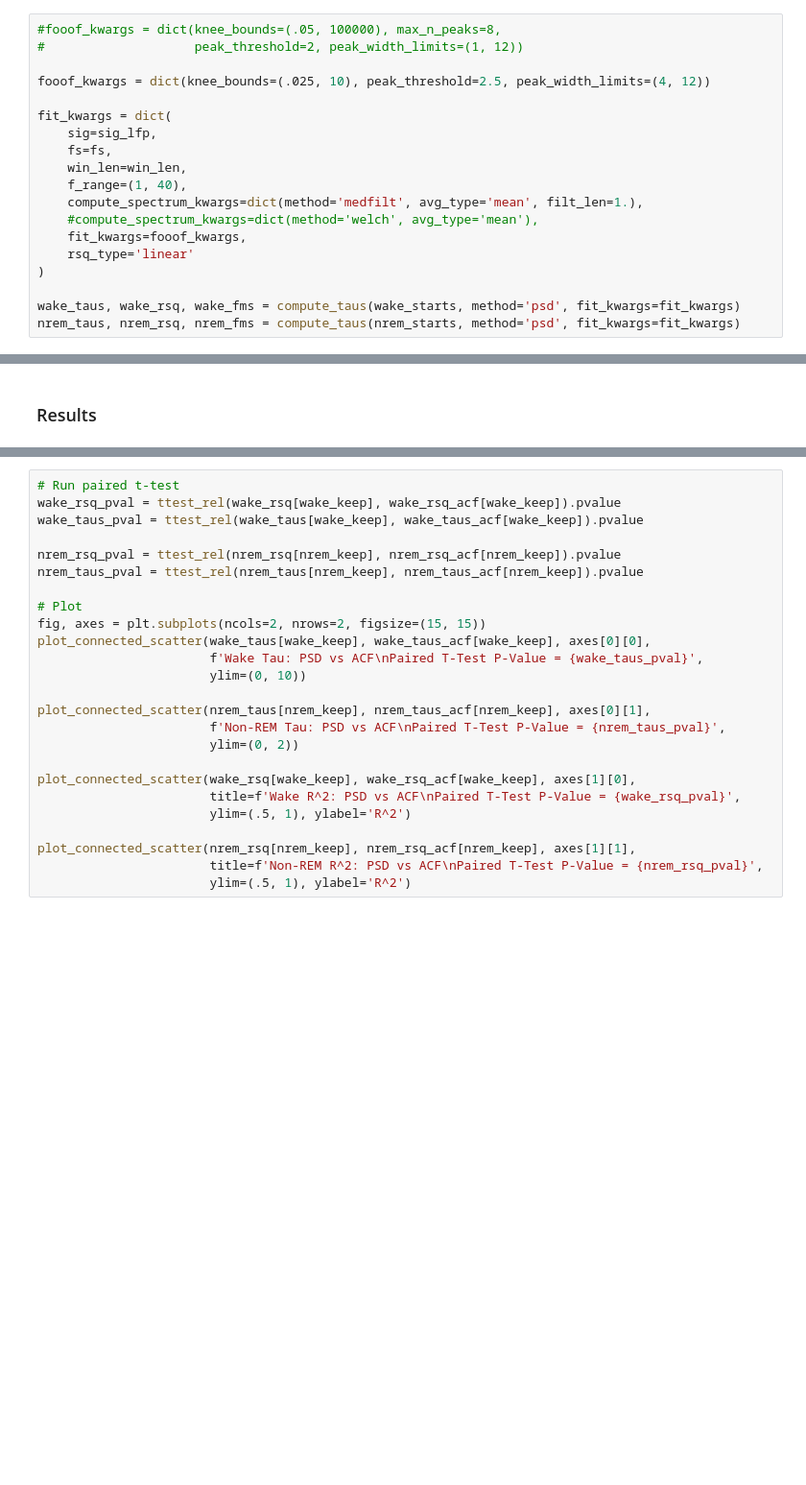
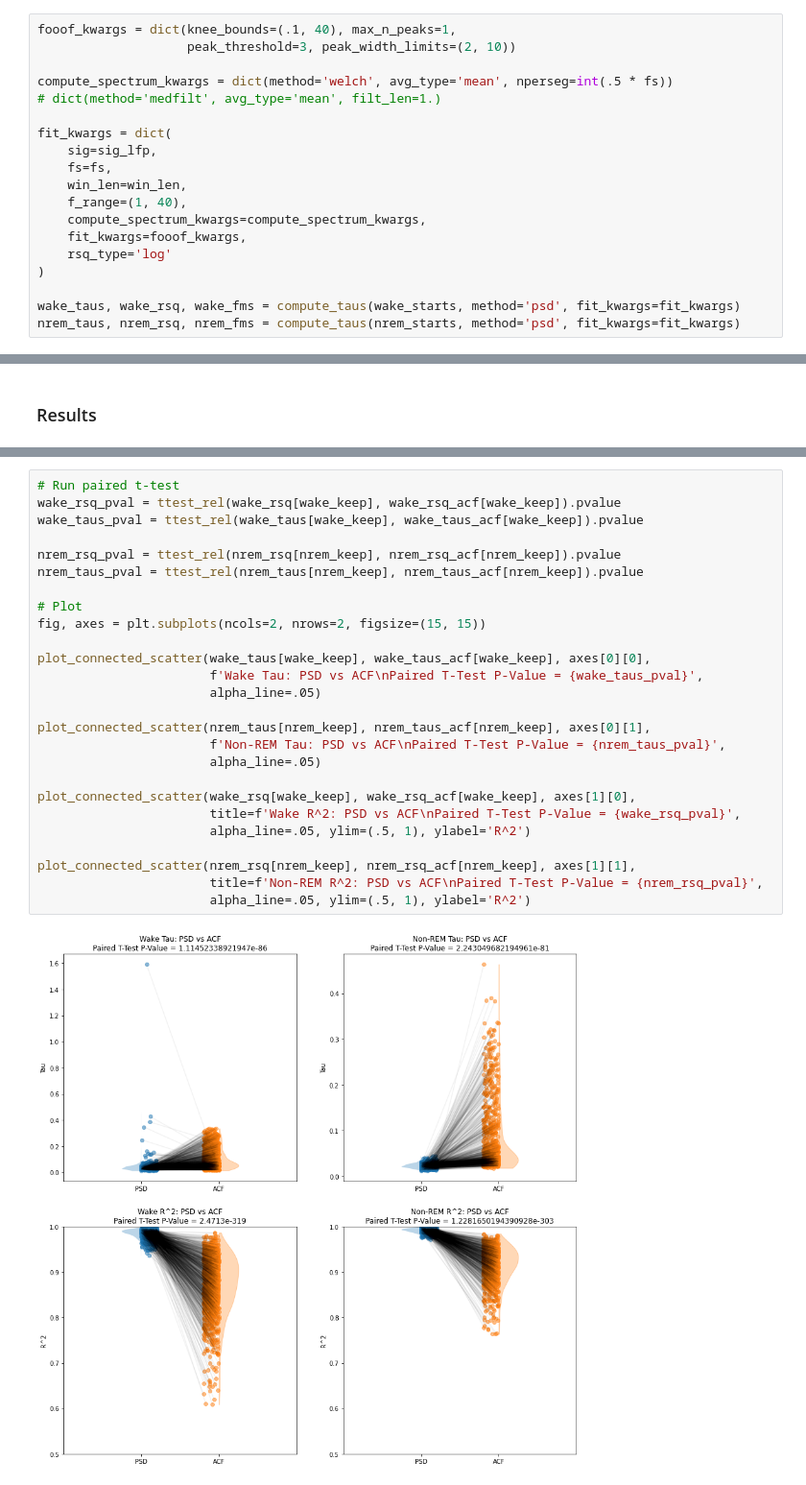
Before and after one commit to voytekresearch/timescale-methods, a Jupyter notebook: notebooks/sliding_window_timescales.ipynb, the cells around one changed output, grey strips where cells are left out. Shown at 96% size. Drawn from its saved outputs; the diff is of its cells as text; blank space fills up the shorter version.

```diff
--- a/notebooks/sliding_window_timescales.ipynb
+++ b/notebooks/sliding_window_timescales.ipynb
@@ -68,20 +81,20 @@ nrem_starts, nrem_mids, nrem_ends = create_windows(nrem_pad, win_len, win_spacin
 # %% [markdown]
 ### SpecParam
 # %%
-#fooof_kwargs = dict(knee_bounds=(.05, 100000), max_n_peaks=8,
-#                    peak_threshold=2, peak_width_limits=(1, 12))
+fooof_kwargs = dict(knee_bounds=(.1, 40), max_n_peaks=1,
+                    peak_threshold=3, peak_width_limits=(2, 10))
 
-fooof_kwargs = dict(knee_bounds=(.025, 10), peak_threshold=2.5, peak_width_limits=(4, 12))
+compute_spectrum_kwargs = dict(method='welch', avg_type='mean', nperseg=int(.5 * fs))
+# dict(method='medfilt', avg_type='mean', filt_len=1.)
 
 fit_kwargs = dict(
     sig=sig_lfp,
     fs=fs,
     win_len=win_len,
     f_range=(1, 40),
-    compute_spectrum_kwargs=dict(method='medfilt', avg_type='mean', filt_len=1.),
-    #compute_spectrum_kwargs=dict(method='welch', avg_type='mean'),
+    compute_spectrum_kwargs=compute_spectrum_kwargs,
     fit_kwargs=fooof_kwargs,
-    rsq_type='linear'
+    rsq_type='log'
 )
 
 wake_taus, wake_rsq, wake_fms = compute_taus(wake_starts, method='psd', fit_kwargs=fit_kwargs)
@@ -201,28 +228,31 @@ plt.legend();
 # %%
 # Run paired t-test
 wake_rsq_pval = ttest_rel(wake_rsq[wake_keep], wake_rsq_acf[wake_keep]).pvalue
 wake_taus_pval = ttest_rel(wake_taus[wake_keep], wake_taus_acf[wake_keep]).pvalue
 
 nrem_rsq_pval = ttest_rel(nrem_rsq[nrem_keep], nrem_rsq_acf[nrem_keep]).pvalue
 nrem_taus_pval = ttest_rel(nrem_taus[nrem_keep], nrem_taus_acf[nrem_keep]).pvalue
 
 # Plot
 fig, axes = plt.subplots(ncols=2, nrows=2, figsize=(15, 15))
+
 plot_connected_scatter(wake_taus[wake_keep], wake_taus_acf[wake_keep], axes[0][0],
                        f'Wake Tau: PSD vs ACF\nPaired T-Test P-Value = {wake_taus_pval}',
-                       ylim=(0, 10))
+                       alpha_line=.05)
 
 plot_connected_scatter(nrem_taus[nrem_keep], nrem_taus_acf[nrem_keep], axes[0][1],
                        f'Non-REM Tau: PSD vs ACF\nPaired T-Test P-Value = {nrem_taus_pval}',
-                       ylim=(0, 2))
+                       alpha_line=.05)
 
 plot_connected_scatter(wake_rsq[wake_keep], wake_rsq_acf[wake_keep], axes[1][0],
                        title=f'Wake R^2: PSD vs ACF\nPaired T-Test P-Value = {wake_rsq_pval}',
-                       ylim=(.5, 1), ylabel='R^2')
+                       alpha_line=.05, ylim=(.5, 1), ylabel='R^2')
 
 plot_connected_scatter(nrem_rsq[nrem_keep], nrem_rsq_acf[nrem_keep], axes[1][1],
                        title=f'Non-REM R^2: PSD vs ACF\nPaired T-Test P-Value = {nrem_rsq_pval}',
-                       ylim=(.5, 1), ylabel='R^2')
+                       alpha_line=.05, ylim=(.5, 1), ylabel='R^2')
+# %% [output]
+[figure, added]
 # %%
 # Run ind t-test
 psd_taus_pval = ttest_ind(wake_taus, nrem_taus).pvalue
```
Also changed, not shown: parts of 7 cells of this notebook.
